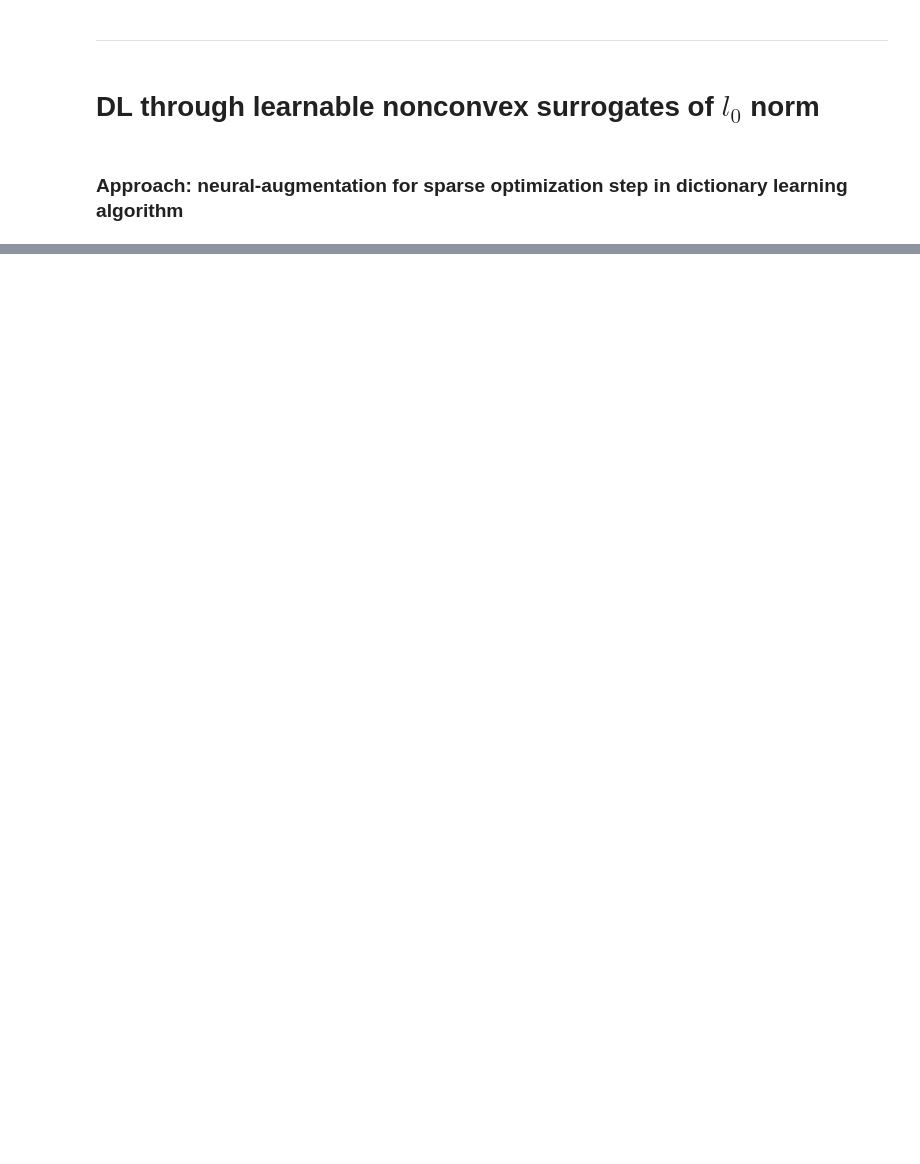
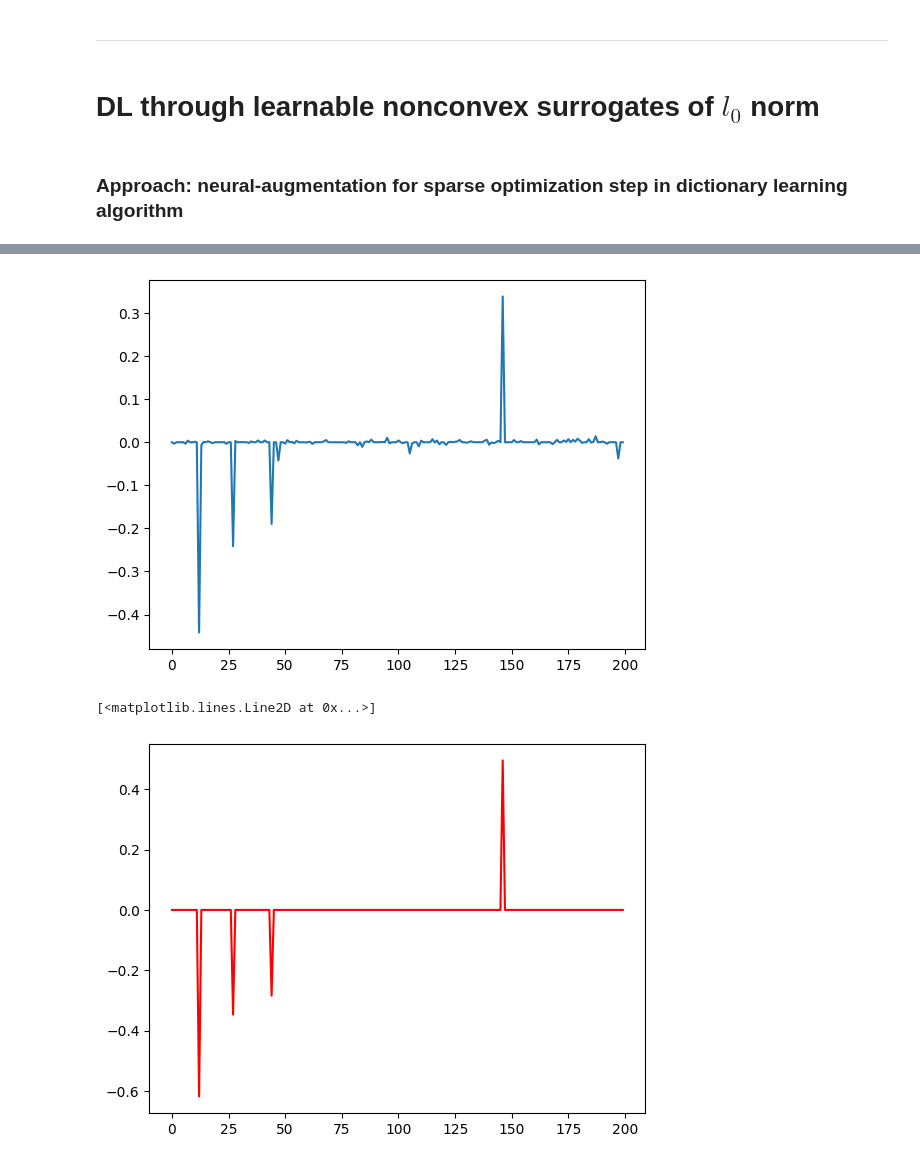
Before and after one commit to LeoDiNino97/NonconvexSparseLearningUnrolledSCA, a Jupyter notebook: Dictionary Learning/DL_primer.ipynb, the cells around one changed output, grey strips where cells are left out. Saved outputs shown, nothing was run; the diff lists cells and outputs as text; code cells hidden in the pictures; blank space fills up the shorter version.

```diff
--- a/Dictionary Learning/DL_primer.ipynb
+++ b/Dictionary Learning/DL_primer.ipynb
@@ -420,3 +451,11 @@ Epoch 40, Train loss 0.12983962, Validation loss 0.12109369
+# %%
+plt.plot(model.forward(x_exm[None,:])[0].detach().numpy())
+plt.show()
+plt.plot(s_exm, color='r')
+# %% [output]
+[figure, added]
+[<matplotlib.lines.Line2D at 0x...>]
+[figure, added]
 # %%
 plt.plot(loss)
 # %% [output]
```
Also changed, not shown: parts of 31 cells of this notebook.
